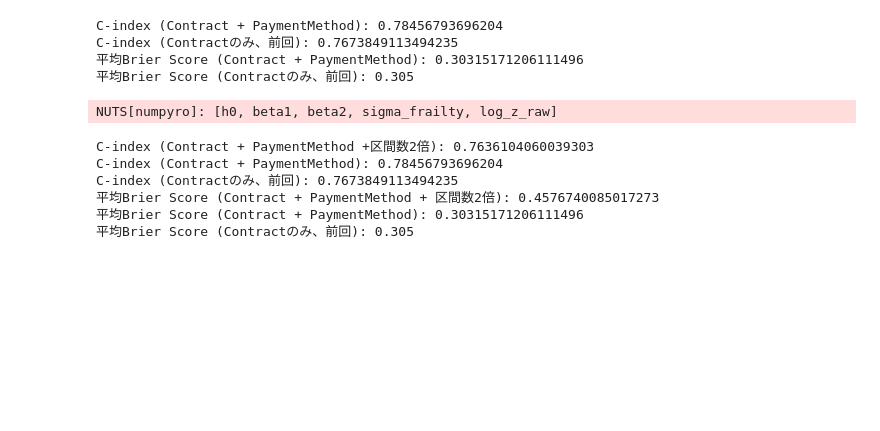
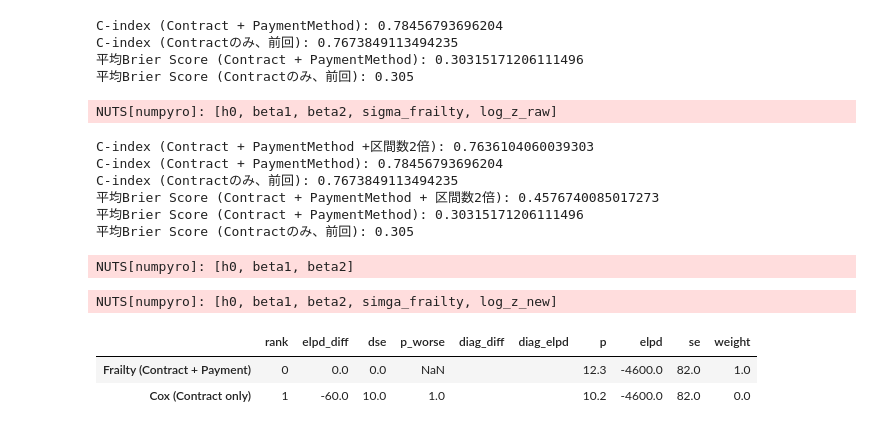
Before and after one commit to karahashimanato/bayesian-hazard-models, a Jupyter notebook: notebooks/validation.ipynb, the cells around one changed output. Drawn from its saved outputs; the diff is of its cells as text; code cells hidden in the pictures; blank space fills up the shorter version.

```diff
--- a/notebooks/validation.ipynb
+++ b/notebooks/validation.ipynb
@@ -264,3 +266,46 @@ C-index (Contractのみ、前回): 0.7673849113494235
 平均Brier Score (Contract + PaymentMethod + 区間数2倍): 0.4576740085017273
 平均Brier Score (Contract + PaymentMethod): 0.30315171206111496
 平均Brier Score (Contractのみ、前回): 0.305
+# %%
+#LOO評価のためにDeterministicで再定義
+with pm.Model() as cox_model_train_eval:
+    h0 = pm.Gamma("h0",  alpha=10, beta=10/0.055, shape=n_intervals)
+    beta1 = pm.Normal("beta1", mu=0, sigma=1)
+    beta2 = pm.Normal("beta2", mu=0, sigma=1)
+
+    log_hazard_ratio = beta1 * x1_train + beta2 * x2_train
+    h_i = h0[interval_idx_train] * pt.exp(log_hazard_ratio)
+
+    log_lik_elementwise = event_train * pt.log(h_i) - h_i * exposure_train
+
+    pm.Deterministic("lik_i", log_lik_elementwise)#対数尤度を保存
+    pm.Potential("loglike", pt.sum(log_lik_elementwise))
+
+    idata_cox = pm.sample(
+        draws=2000, tune=2000, chains=4, cores=4, target_accept=0.90, nuts_sampler="numpyro", random_seed=42
+    )
+# %% [output]
+NUTS[numpyro]: [h0, beta1, beta2]
+# %%
+with pm.Model() as cox_frailty_train_eval:
+    h0 = pm.Gamma("h0",  alpha=10, beta=10/0.055, shape=n_intervals)
+    beta1 = pm.Normal("beta1", mu=0, sigma=1)
+    beta2 = pm.Normal("beta2", mu=0, sigma=1)
+
+    sigma_frailty = pm.Gamma("simga_frailty", alpha=50, beta=50/1)
+    log_z_new = pm.Normal("log_z_new", mu=0, sigma=sigma_frailty, shape=n_groups)
+    z = pm.Deterministic("z", pt.exp(log_z_new) / pt.mean(pt.exp(log_z_new)))
+
+    log_hazard_ratio = beta1 * x1_train + beta2 * x2_train
+    h_i = h0[interval_idx_train] * pt.exp(log_hazard_ratio) * z[payment_idx_train]
+
+    log_lik_elementwise = event_train * pt.log(h_i) -h_i * exposure_train
+
+    pm.Deterministic("lik_i", log_lik_elementwise)
+    pm.Potential("loglike", pt.sum(log_lik_elementwise))
+
+    idata_frailty = pm.sample(
+    draws=2000, tune=2000, chains=4, cores=4, target_accept=0.90, nuts_sampler="numpyro", random_seed=42
+    )
+# %% [output]
+NUTS[numpyro]: [h0, beta1, beta2, simga_frailty, log_z_new]
@@ -266,0 +323,9 @@ C-index (Contractのみ、前回): 0.7673849113494235
+# %%
+model_compare = az.compare(
+    {"Cox (Contract only)": idata_cox, "Frailty (Contract + Payment)": idata_frailty}
+)
+model_compare
+# %% [output]
+|  | rank | elpd_diff | dse | p_worse | diag_diff | diag_elpd | p | elpd | se | weight |
+| Frailty (Contract + Payment) | 0 | 0.0 | 0.0 | NaN |  |  | 12.3 | -4600.0 | 82.0 | 1.0 |
+| Cox (Contract only) | 1 | -60.0 | 10.0 | 1.0 |  |  | 10.2 | -4600.0 | 82.0 | 0.0 |
```
Also changed, not shown: parts of 5 cells of this notebook, 3 other files.
